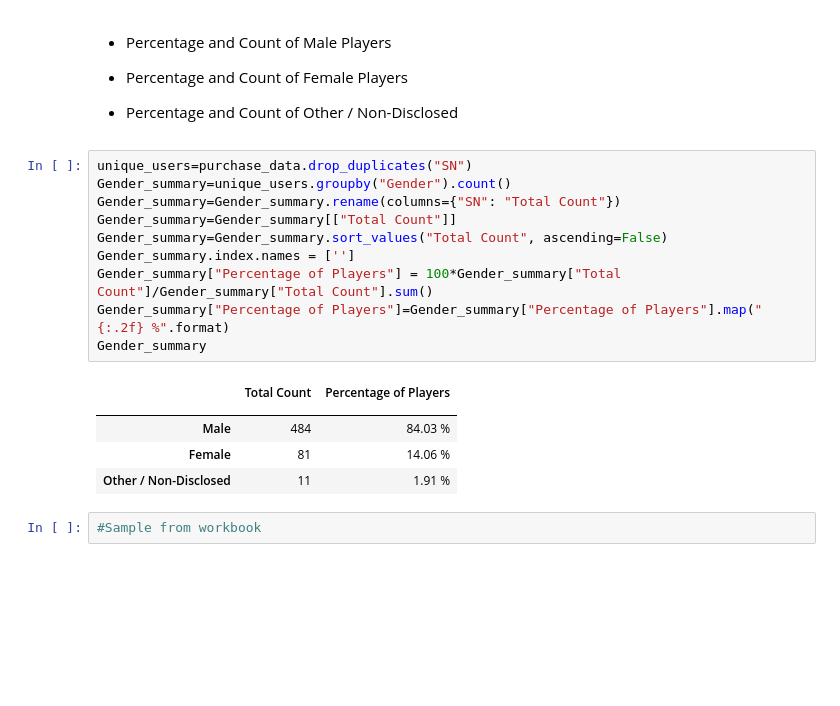
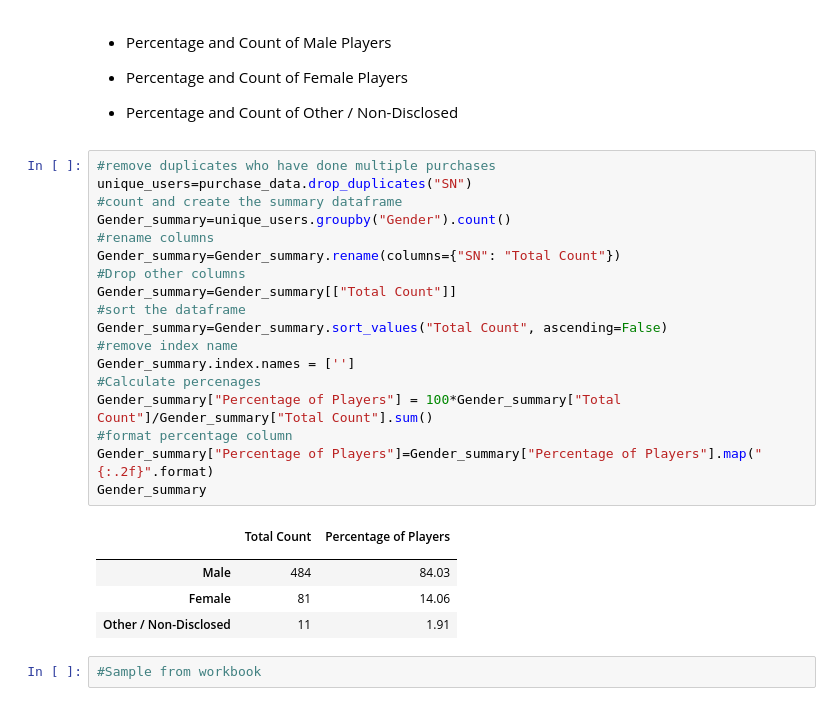
Before and after one commit to rschroer/allhomeworks, a Jupyter notebook: HeroesOfPymoli/RPS_HeroesOfPymoli.ipynb, the cells around one changed output. Saved outputs shown, nothing was run; the diff lists cells and outputs as text; blank space fills up the shorter version.

```diff
--- a/HeroesOfPymoli/RPS_HeroesOfPymoli.ipynb
+++ b/HeroesOfPymoli/RPS_HeroesOfPymoli.ipynb
@@ -103,21 +103,29 @@ Summary_Purchasing
 
 * Percentage and Count of Other / Non-Disclosed
 # %%
+#remove duplicates who have done multiple purchases
 unique_users=purchase_data.drop_duplicates("SN")
+#count and create the summary dataframe
 Gender_summary=unique_users.groupby("Gender").count()
+#rename columns
 Gender_summary=Gender_summary.rename(columns={"SN": "Total Count"})
+#Drop other columns
 Gender_summary=Gender_summary[["Total Count"]]
+#sort the dataframe
 Gender_summary=Gender_summary.sort_values("Total Count", ascending=False)
+#remove index name
 Gender_summary.index.names = ['']
+#Calculate percenages
 Gender_summary["Percentage of Players"] = 100*Gender_summary["Total Count"]/Gender_summary["Total Count"].sum()
-Gender_summary["Percentage of Players"]=Gender_summary["Percentage of Players"].map("{:.2f} %".format)
+#format percentage column
+Gender_summary["Percentage of Players"]=Gender_summary["Percentage of Players"].map("{:.2f}".format)
 Gender_summary
 # %% [output]
 |  | Total Count | Percentage of Players |
 |  |  |  |
-| Male | 484 | 84.03 % |
-| Female | 81 | 14.06 % |
-| Other / Non-Disclosed | 11 | 1.91 % |
+| Male | 484 | 84.03 |
+| Female | 81 | 14.06 |
+| Other / Non-Disclosed | 11 | 1.91 |
 # %%
 #Sample from workbook
 # %% [output]
```
Also changed, not shown: parts of 2 cells of this notebook.
